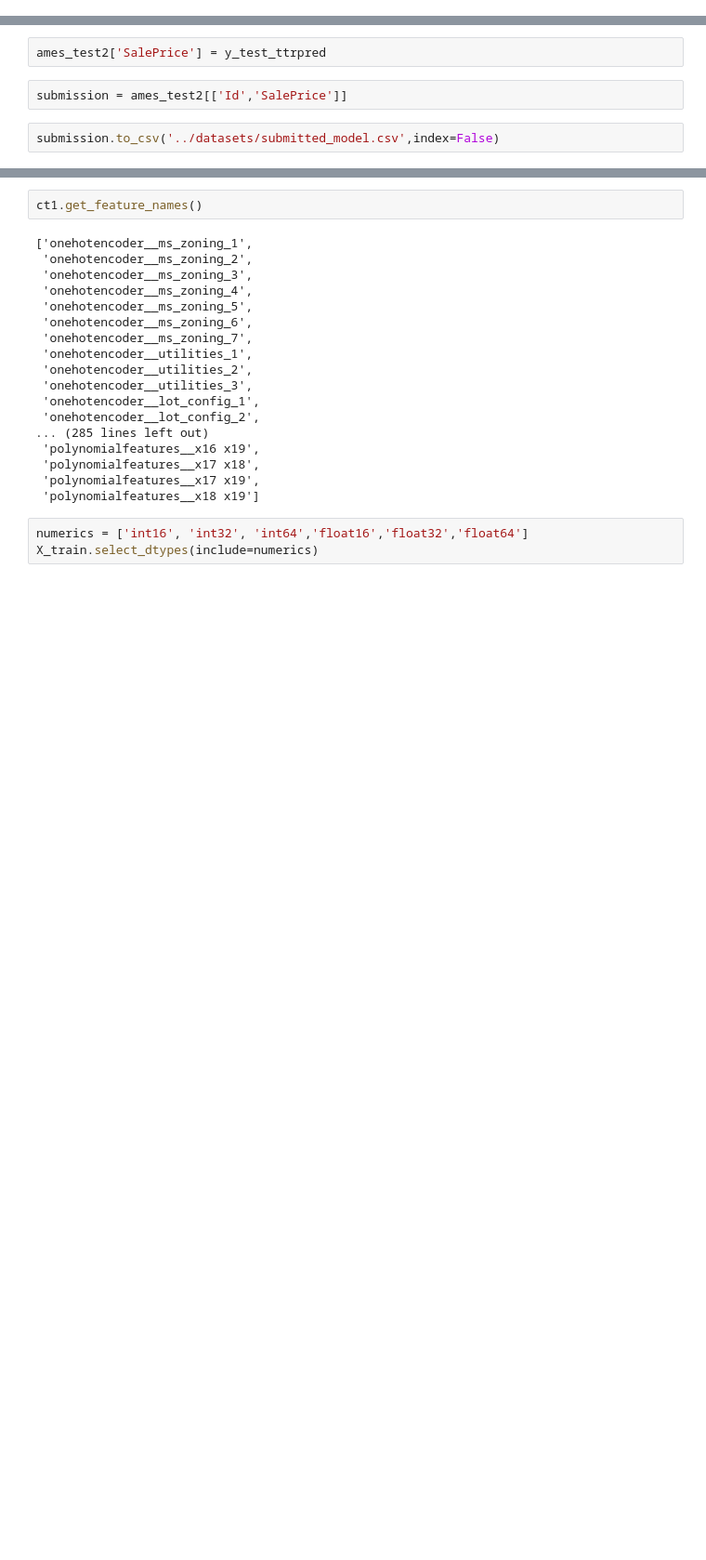
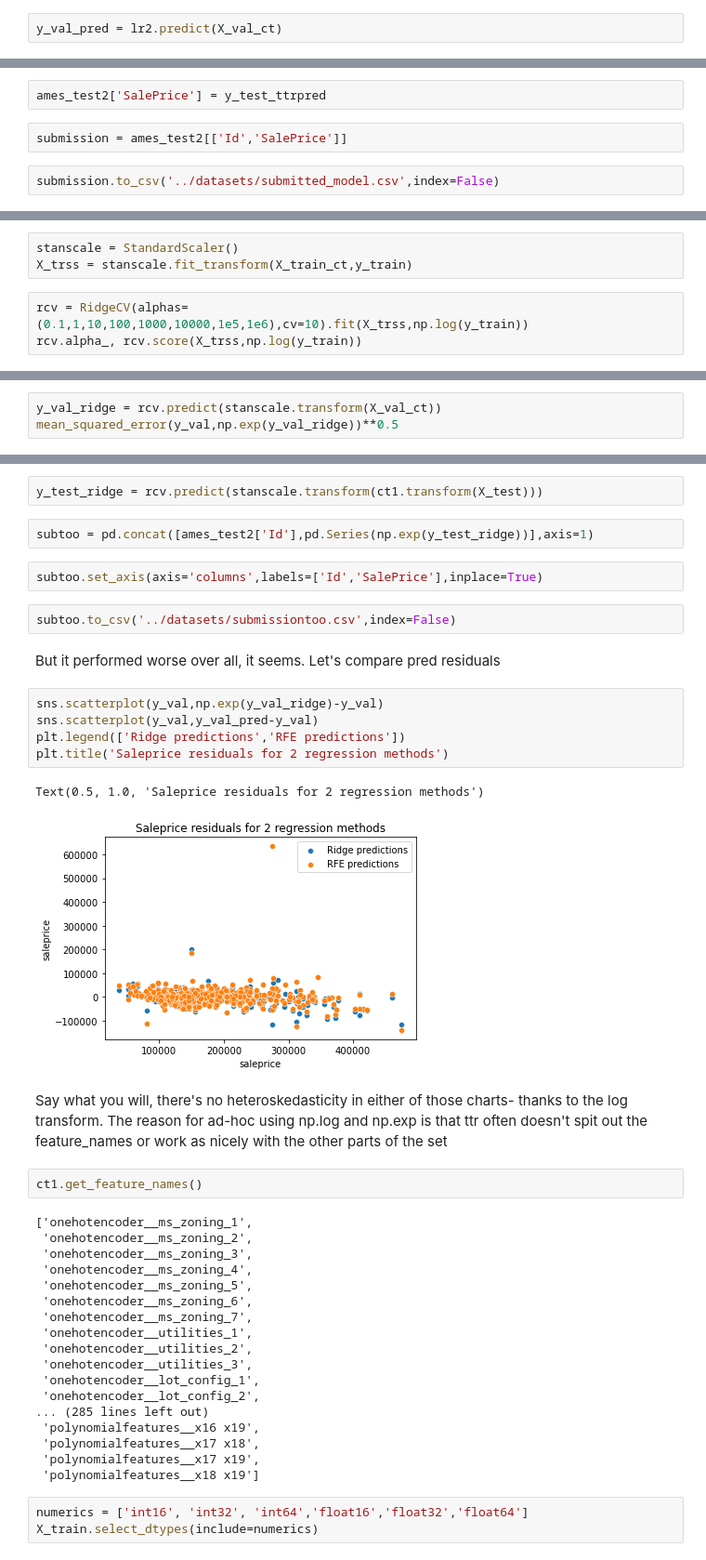
Before and after one commit to knambiar96/ml-housing-predictions, a Jupyter notebook: code/Karthiks-p2-notebook.ipynb, the cells around one changed output, grey strips where cells are left out. Shown at 93% size. Drawn from its saved outputs; the diff is of its cells as text; blank space fills up the shorter version.

```diff
--- a/code/Karthiks-p2-notebook.ipynb
+++ b/code/Karthiks-p2-notebook.ipynb
@@ -677,6 +727,8 @@ Looks overfit- even seriously so- let's just use the previous method and submit
 lr2.score(X_val_ct,y_val)
 # %% [output]
 0.7092563185074973
+# %%
+y_val_pred = lr2.predict(X_val_ct)
 # %%
 X_test_pipe = pipe3.transform(X_test)
 # %%
@@ -712,0 +748,6 @@ submission.to_csv('../datasets/submitted_model.csv',index=False)
+# %%
+stanscale = StandardScaler()
+X_trss = stanscale.fit_transform(X_train_ct,y_train)
+# %%
+rcv = RidgeCV(alphas=(0.1,1,10,100,1000,10000,1e5,1e6),cv=10).fit(X_trss,np.log(y_train))
+rcv.alpha_, rcv.score(X_trss,np.log(y_train))
@@ -712,0 +765,3 @@ submission.to_csv('../datasets/submitted_model.csv',index=False)
+# %%
+y_val_ridge = rcv.predict(stanscale.transform(X_val_ct))
+mean_squared_error(y_val,np.exp(y_val_ridge))**0.5
@@ -713,3 +772,23 @@ submission.to_csv('../datasets/submitted_model.csv',index=False)
+# %%
+y_test_ridge = rcv.predict(stanscale.transform(ct1.transform(X_test)))
+# %%
+subtoo = pd.concat([ames_test2['Id'],pd.Series(np.exp(y_test_ridge))],axis=1)
+# %%
+subtoo.set_axis(axis='columns',labels=['Id','SalePrice'],inplace=True)
+# %%
+subtoo.to_csv('../datasets/submissiontoo.csv',index=False)
+# %% [markdown]
+But it performed worse over all, it seems. Let's compare pred residuals
+# %%
+sns.scatterplot(y_val,np.exp(y_val_ridge)-y_val)
+sns.scatterplot(y_val,y_val_pred-y_val)
+plt.legend(['Ridge predictions','RFE predictions'])
+plt.title('Saleprice residuals for 2 regression methods')
+# %% [output]
+Text(0.5, 1.0, 'Saleprice residuals for 2 regression methods')
+[figure, added]
+# %% [markdown]
+Say what you will, there's no heteroskedasticity in either of those charts- thanks to the log transform. The reason for ad-hoc using np.log and np.exp is that ttr often doesn't spit out the feature_names or work as nicely with the other parts of the set
 # %%
 ct1.get_feature_names()
 # %% [output]
```
Also changed, not shown: parts of 39 cells of this notebook, 6 other files.
